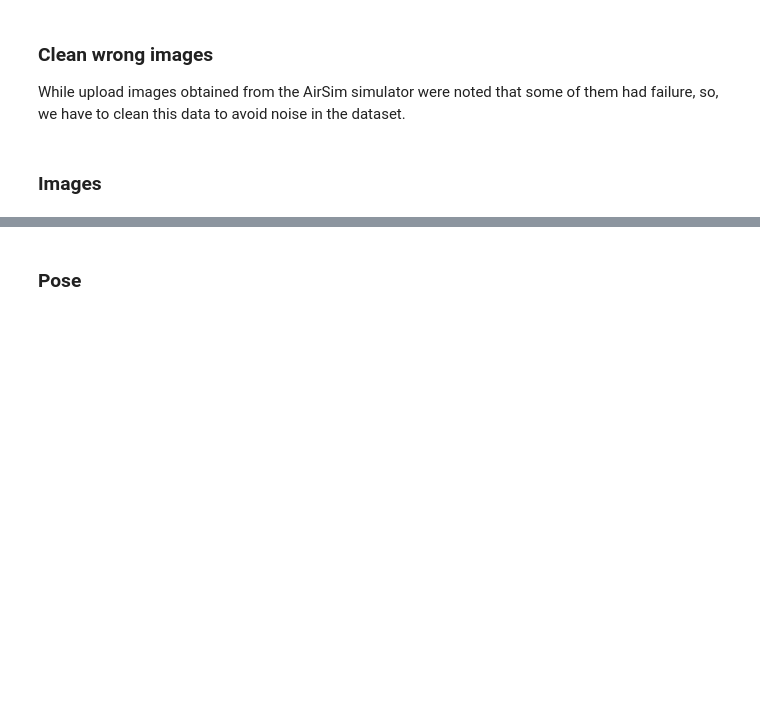
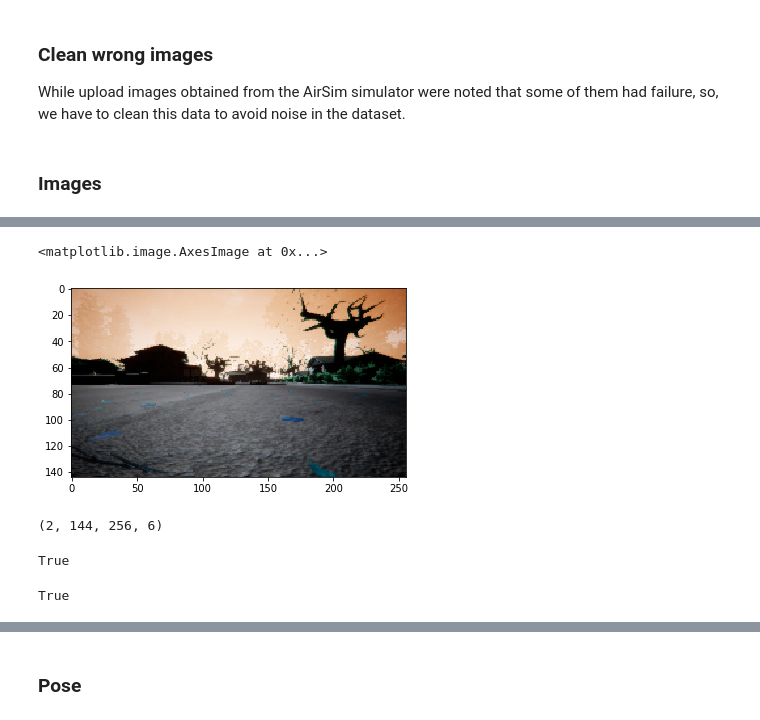
Before and after one commit to luizcartolano2/mc907-mobile-robotics, a Jupyter notebook: project4-deep-vo.ipynb, the cells around one changed output, grey strips where cells are left out. Cells and saved outputs as stored; diff of their text form; code cells hidden in the pictures; blank space fills up the shorter version.

```diff
--- a/project4-deep-vo.ipynb
+++ b/project4-deep-vo.ipynb
@@ -112,0 +193,5 @@ def load_images(img_dir, img_size):
+# %%
+plt.imshow(img2)
+# %% [output]
+<matplotlib.image.AxesImage at 0x...>
+[figure, added]
@@ -112,0 +205,12 @@ def load_images(img_dir, img_size):
+# %%
+ret.shape
+# %% [output]
+(2, 144, 256, 6)
+# %%
+(ret[0, ..., :3] == img1).all()
+# %% [output]
+True
+# %%
+(ret[0, ..., 3:] == img2).all()
+# %% [output]
+True
```
Also changed, not shown: parts of 20 cells of this notebook.
